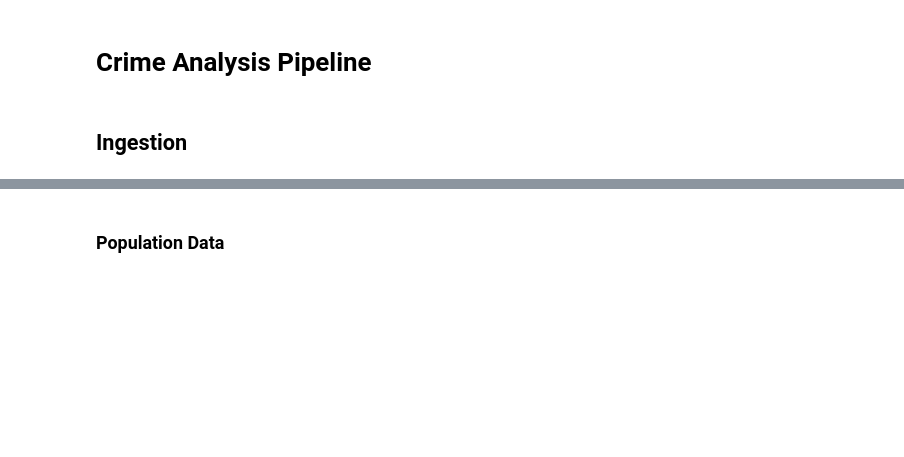
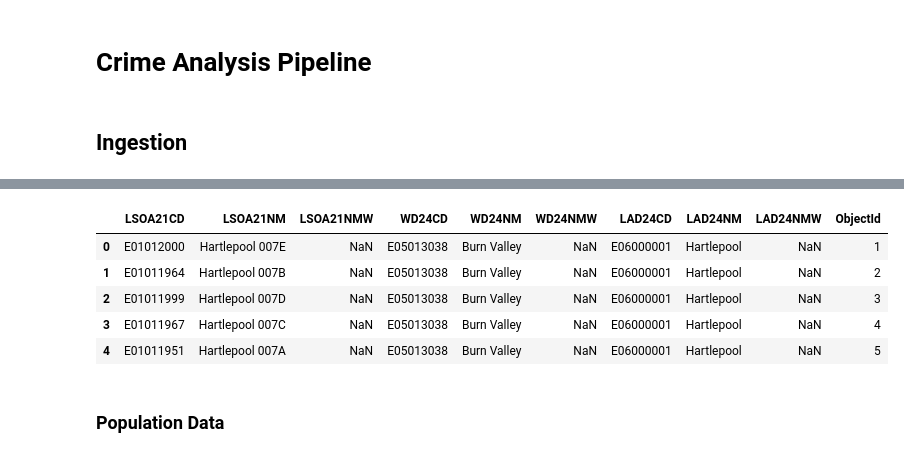
Before and after one commit to SamWilcock2468/Crime-Data-Analysis, a Jupyter notebook: Scripts/CrimeAnalysisPipeline.ipynb, the cells around one changed output, grey strips where cells are left out. Saved outputs shown, nothing was run; the diff lists cells and outputs as text; code cells hidden in the pictures; blank space fills up the shorter version.

Commit message:
Update: Lookup Table
Cleaned and added a lookup table, dealt with updated regions within south yorkshire in 2025

```diff
--- a/Scripts/CrimeAnalysisPipeline.ipynb
+++ b/Scripts/CrimeAnalysisPipeline.ipynb
@@ -12,3 +31,15 @@ from pathlib import Path
+# %%
+# Import LSOA <-> LAD data:
+raw_lsoa_lad = pd.read_csv('../Data/Raw/lookup/lsoa-lad.csv')
+
+raw_lsoa_lad.head(5)
+# %% [output]
+|  | LSOA21CD | LSOA21NM | LSOA21NMW | WD24CD | WD24NM | WD24NMW | LAD24CD | LAD24NM | LAD24NMW | ObjectId |
+| 0 | E01012000 | Hartlepool 007E | NaN | E05013038 | Burn Valley | NaN | E06000001 | Hartlepool | NaN | 1 |
+| 1 | E01011964 | Hartlepool 007B | NaN | E05013038 | Burn Valley | NaN | E06000001 | Hartlepool | NaN | 2 |
+| 2 | E01011999 | Hartlepool 007D | NaN | E05013038 | Burn Valley | NaN | E06000001 | Hartlepool | NaN | 3 |
+| 3 | E01011967 | Hartlepool 007C | NaN | E05013038 | Burn Valley | NaN | E06000001 | Hartlepool | NaN | 4 |
+| 4 | E01011951 | Hartlepool 007A | NaN | E05013038 | Burn Valley | NaN | E06000001 | Hartlepool | NaN | 5 |
 # %% [markdown]
 ### Population Data
 # %% [markdown]
```
Also changed, not shown: parts of 63 cells of this notebook.
